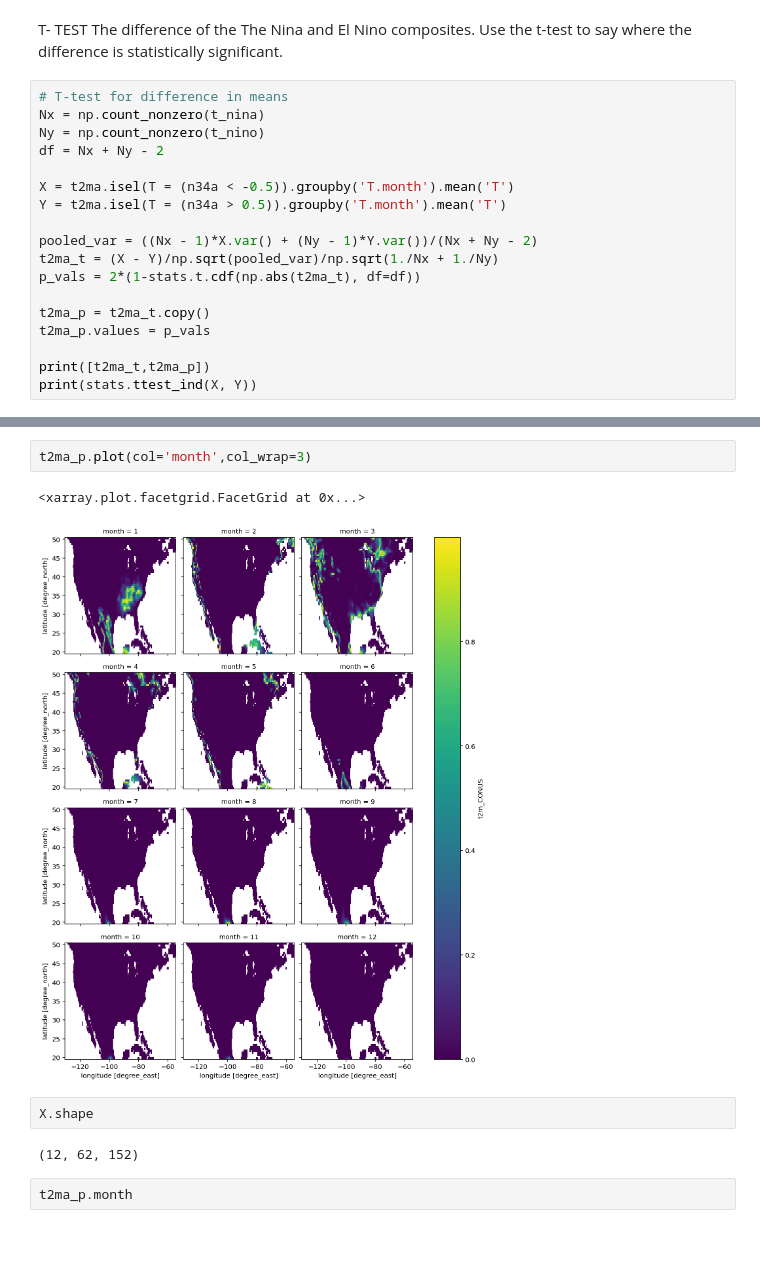
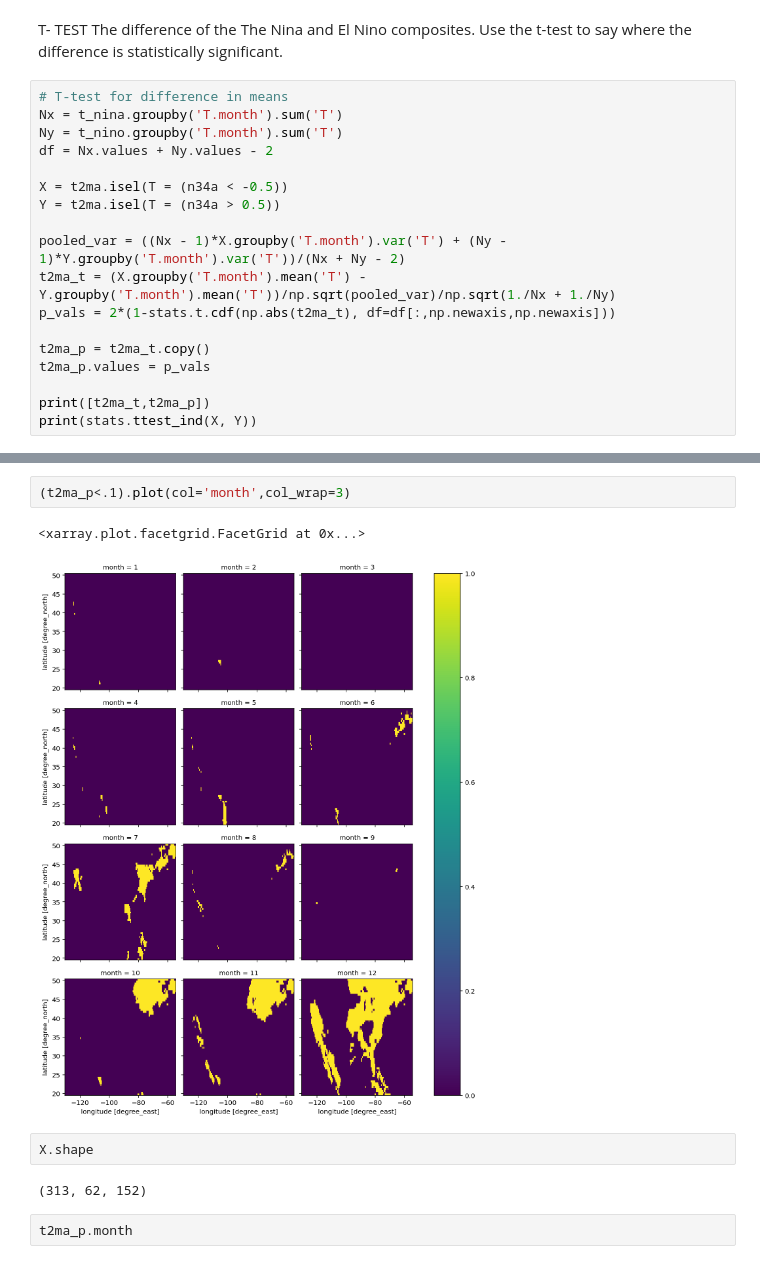
Before and after one commit to jp3993/apma4990-jp3993, a Jupyter notebook: jp3993-ProjectOutline.ipynb, the cells around one changed output, grey strips where cells are left out. Cells and saved outputs as stored; diff of their text form.

```diff
--- a/jp3993-ProjectOutline.ipynb
+++ b/jp3993-ProjectOutline.ipynb
@@ -291,16 +311,16 @@ T- TEST
 The difference of the The Nina and El Nino composites. Use the t-test to say where the difference is statistically significant.
 # %%
 # T-test for difference in means
-Nx = np.count_nonzero(t_nina)
-Ny = np.count_nonzero(t_nino)
-df = Nx + Ny - 2
+Nx = t_nina.groupby('T.month').sum('T')
+Ny = t_nino.groupby('T.month').sum('T')
+df = Nx.values + Ny.values - 2
 
-X = t2ma.isel(T = (n34a < -0.5)).groupby('T.month').mean('T')
-Y = t2ma.isel(T = (n34a > 0.5)).groupby('T.month').mean('T')
+X = t2ma.isel(T = (n34a < -0.5))
+Y = t2ma.isel(T = (n34a > 0.5))
 
-pooled_var = ((Nx - 1)*X.var() + (Ny - 1)*Y.var())/(Nx + Ny - 2)
-t2ma_t = (X - Y)/np.sqrt(pooled_var)/np.sqrt(1./Nx + 1./Ny)
-p_vals = 2*(1-stats.t.cdf(np.abs(t2ma_t), df=df))
+pooled_var = ((Nx - 1)*X.groupby('T.month').var('T') + (Ny - 1)*Y.groupby('T.month').var('T'))/(Nx + Ny - 2)
+t2ma_t = (X.groupby('T.month').mean('T') - Y.groupby('T.month').mean('T'))/np.sqrt(pooled_var)/np.sqrt(1./Nx + 1./Ny)
+p_vals = 2*(1-stats.t.cdf(np.abs(t2ma_t), df=df[:,np.newaxis,np.newaxis]))
 
 t2ma_p = t2ma_t.copy()
 t2ma_p.values = p_vals
@@ -328,12 +355,12 @@ array([[[         nan,          nan,          nan, ...,          nan,
 # %%
-t2ma_p.plot(col='month',col_wrap=3)
+(t2ma_p<.1).plot(col='month',col_wrap=3)
 # %% [output]
 <xarray.plot.facetgrid.FacetGrid at 0x...>
-[figure, old version]
+[figure, new version]
 # %%
 X.shape
 # %% [output]
-(12, 62, 152)
+(313, 62, 152)
 # %%
 t2ma_p.month
 # %% [output]
```
Also changed, not shown: parts of 19 cells of this notebook.
